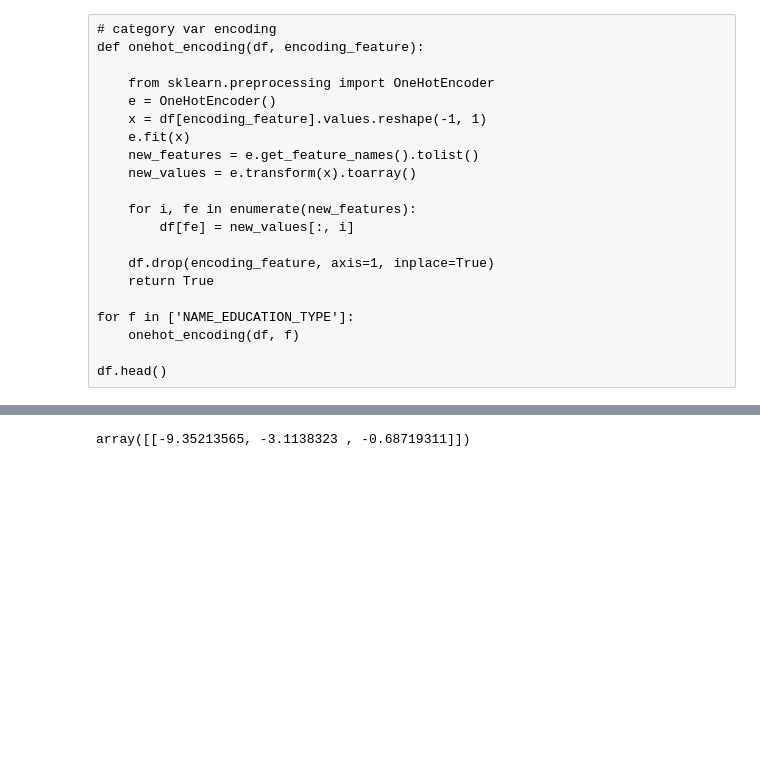
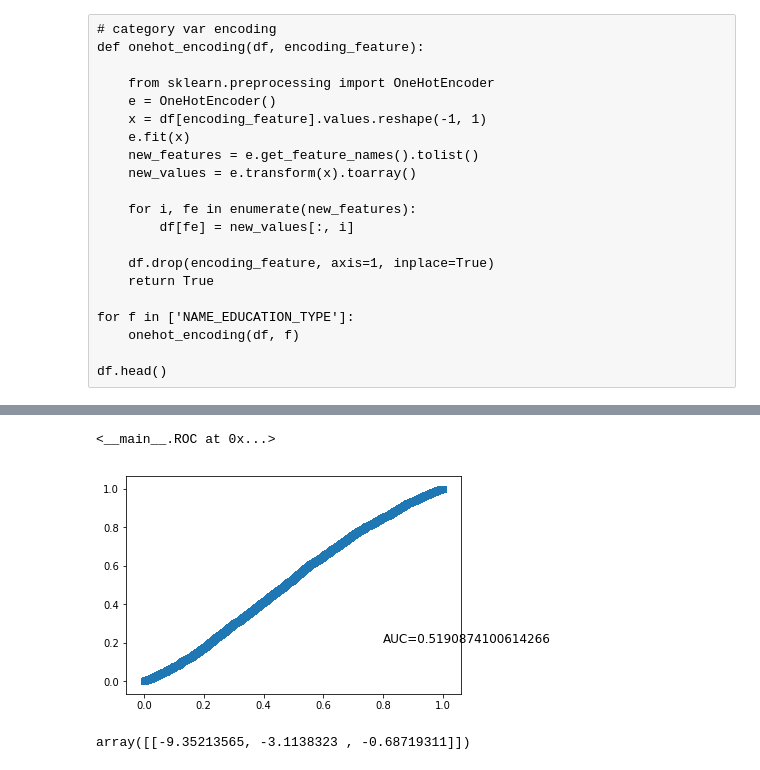
Before and after one commit to JiaRu2016/LiHang_StatisticalLearningMethod, a Jupyter notebook: C6-logistic/LogisticRegression.ipynb, the cells around one changed output, grey strips where cells are left out. Cells and saved outputs as stored; diff of their text form; code cells hidden in the pictures; blank space fills up the shorter version.

```diff
--- a/C6-logistic/LogisticRegression.ipynb
+++ b/C6-logistic/LogisticRegression.ipynb
@@ -354,4 +400,11 @@ m.print_summary()
         iteration times: 6
+# %%
+y_score = m.predict()
+
+ROC(df['TARGET'].values, y_score)
+# %% [output]
+<__main__.ROC at 0x...>
+[figure, added]
 # %%
 # check my code with sklearn
 
```
Also changed, not shown: parts of 8 cells of this notebook.
